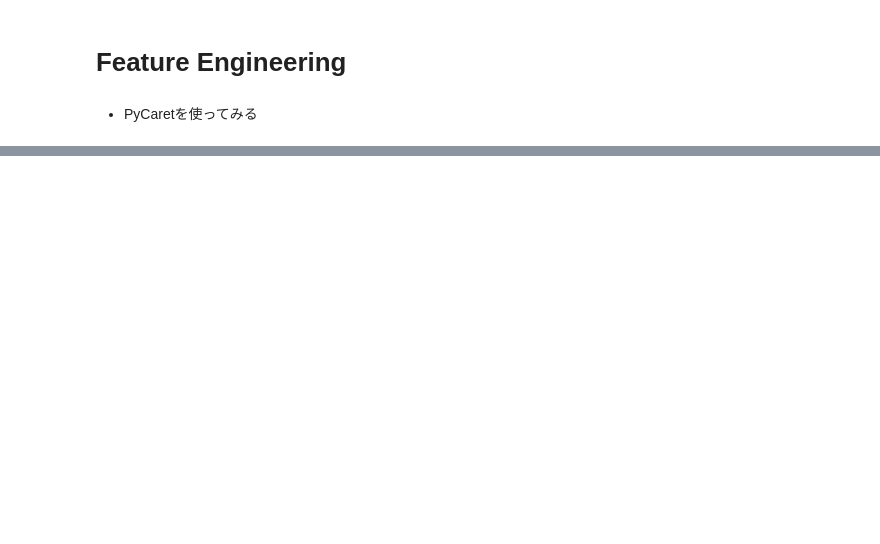
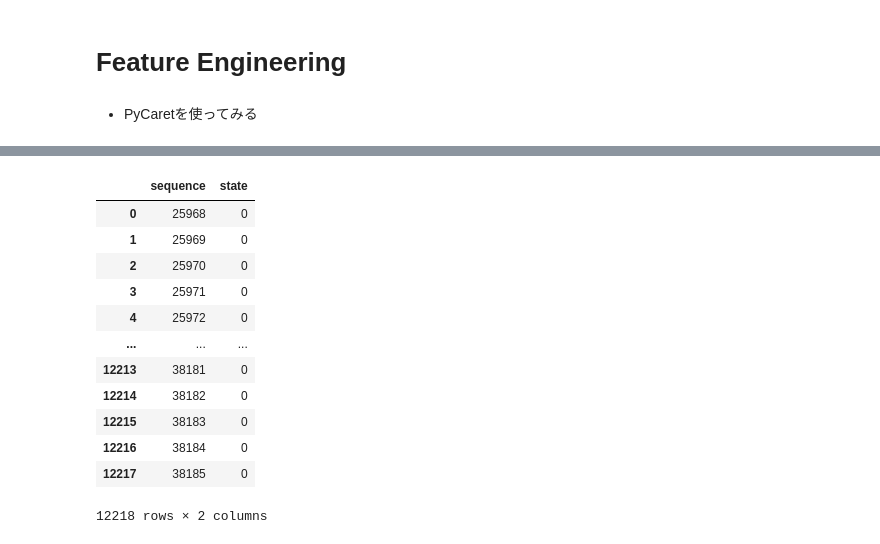
Before and after one commit to batamorphism/Kaggle, a Jupyter notebook: TPS2204/pycaretの練習_tpsapr22-fe-pseudo-labels-bi-lstm-fec957.ipynb, the cells around one changed output, grey strips where cells are left out. Saved outputs shown, nothing was run; the diff lists cells and outputs as text; code cells hidden in the pictures; blank space fills up the shorter version.

```diff
--- a/TPS2204/pycaretの練習_tpsapr22-fe-pseudo-labels-bi-lstm-fec957.ipynb
+++ b/TPS2204/pycaretの練習_tpsapr22-fe-pseudo-labels-bi-lstm-fec957.ipynb
@@ -123,3 +233,20 @@ pred['Label']
+# %%
+sub = pd.read_csv("../input/tabular-playground-series-apr-2022/sample_submission.csv")
+sub
+# %% [output]
+|  | sequence | state |
+| 0 | 25968 | 0 |
+| 1 | 25969 | 0 |
+| 2 | 25970 | 0 |
+| 3 | 25971 | 0 |
+| 4 | 25972 | 0 |
+| ... | ... | ... |
+| 12213 | 38181 | 0 |
+| 12214 | 38182 | 0 |
+| 12215 | 38183 | 0 |
+| 12216 | 38184 | 0 |
+| 12217 | 38185 | 0 |
+12218 rows × 2 columns
 # %%
 sub['state'] = pred['Label']
 # %%
```
Also changed, not shown: parts of 13 cells of this notebook, 1 other file.
